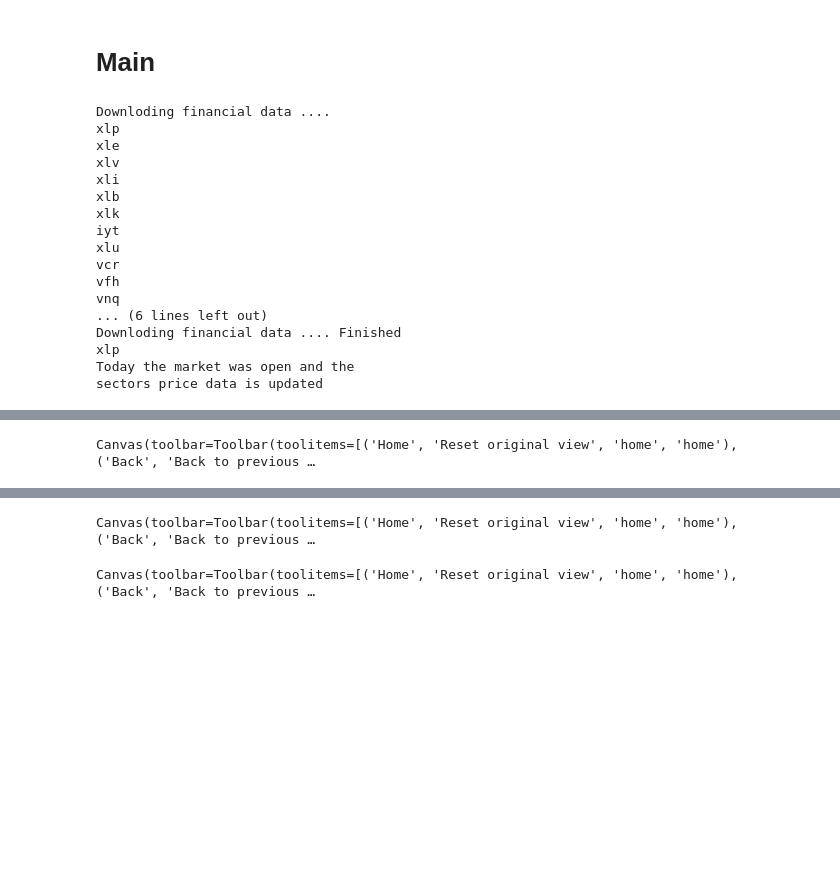
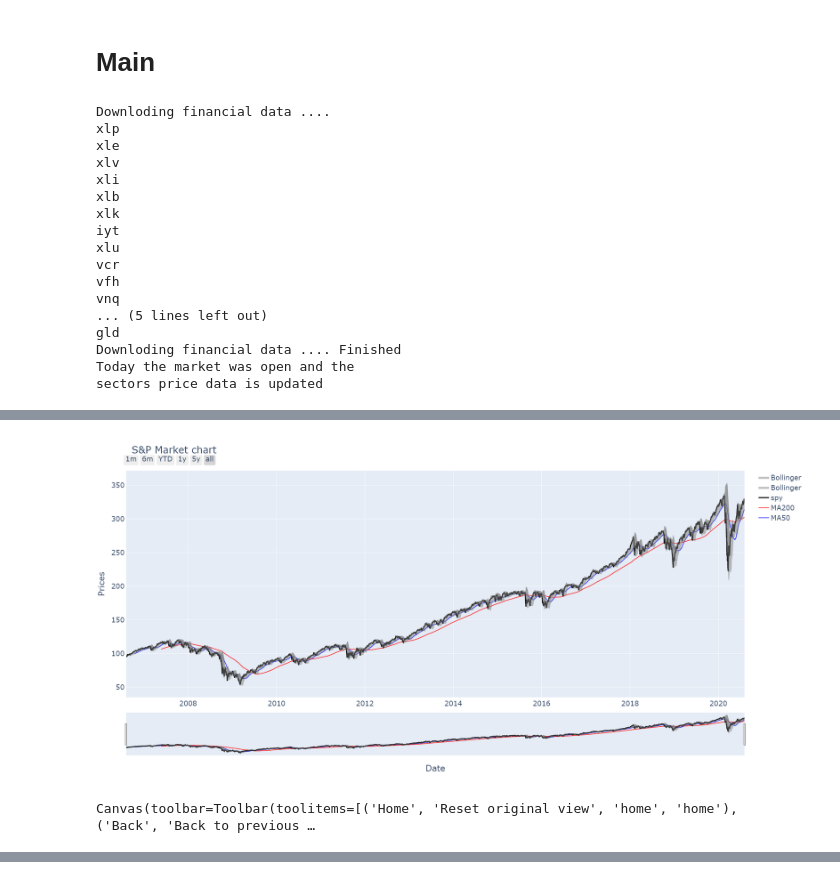
Before and after one commit to hilsdsg3/Econometric_data, a Jupyter notebook: Sectors_and_ECON.ipynb, the cells around one changed output, grey strips where cells are left out. Drawn from its saved outputs; the diff is of its cells as text; code cells hidden in the pictures; blank space fills up the shorter version.

Commit message:
added the coding of S&P market chart as plotly. Next - plotly static rendering

```diff
--- a/Sectors_and_ECON.ipynb
+++ b/Sectors_and_ECON.ipynb
@@ -44,8 +44,9 @@ df = df_sec
 df = df.loc[(df['Type'] == 'sector') | (df['Type'] == 'inx')]
 df = df['Ticker'].values.tolist()
 
-sector_price_data = get_prices(df, account, META_FILE_FOLDER_LOCATION,
-                                data_type, start_date, force_update = False)
+sector_price_data = get_prices(df, account = SECURITY_ARRAY[0],
+                               FOLDER_LOCATION = META_FILE_FOLDER_LOCATION,
+                               data_type = 'Adj Close', start_date = start_date, force_update = False)
 
 
 inx_price_data = sector_price_data[[INX]]
@@ -70,14 +71,76 @@ combined_12_mo_return = pd.concat([FRED_data_RF, FRED_data_inf,
                                   axis=1, sort=False)
 combined_12_mo_return = combined_12_mo_return.fillna(method='ffill')
 combined_12_mo_return = combined_12_mo_return.fillna(method='bfill')
+bollinger_bands_graph(inx_price_data,INX);
 
 #  Display
 display = display_relative_strength(Average_return,
                                     Market_indicator_signal,
                                     mkt_ind,
                                     securities_file_location)
-display2 = prepare_market_indicator(inx_price_data,INX);
-display3 = bollinger_bands_graph(inx_price_data,INX);
+
+# S&P CHART
+font = 1.0
+inx_price_data = inx_price_data.reset_index()
+Upper_bollinger = go.Scatter(x=inx_price_data['Date'],
+                        y=inx_price_data['Upper Band'],
+                                                     fill = "tonexty",
+                        line=go.scatter.Line(color='gray', width = font*.0001),
+                           opacity=0.8,
+                           name='Bollinger',
+                           text='Bollinger')
+
+Lower_bollinger = go.Scatter(x=inx_price_data['Date'],
+                        y=inx_price_data['Lower Band'],
+                             fill = "tonexty",
+                        line=go.scatter.Line(color='gray', width = font*.0001),
+                           opacity=0.8,
+                           name='Bollinger',
+                           text='Bollinger')
+
+
+price_data = go.Scatter(x=inx_price_data['Date'],
+                        y=inx_price_data['spy'],
+                        line=go.scatter.Line(color='black', width = font*3),
+                           opacity=0.8,
+                           name='spy',
+                           text='price')
+
+shrt_MA_data = go.Scatter(x=inx_price_data['Date'],
+                        y=inx_price_data['MA50_index'],
+                        line=go.scatter.Line(color='blue', width = font*2),
+                           opacity=0.8,
+                           name='MA50',
+                           text='MA50')
+
+long_MA_data = go.Scatter(x=inx_price_data['Date'],
+                        y=inx_price_data['MA200_index'],
+                        line=go.scatter.Line(color='red', width = font*2),
+                           opacity=0.8,
+                           name='MA200',
+                           text='MA200')
+
+
+
+layout = go.Layout(height=1000, width=1600, font=dict(size=20),
+                   title='S&P Market chart',
+                    yaxis=dict(title='Prices'),
+                   xaxis=dict(title='Date',
+                           rangeslider=dict(visible=True),
+                           rangeselector=dict(
+                           buttons=list([
+                        dict(count=1, label="1m", step="month", stepmode="backward"),
+                        dict(count=6, label="6m", step="month", stepmode="backward"),
+                        dict(count=1, label="YTD", step="year", stepmode="todate"),
+                        dict(count=1, label="1y", step="year", stepmode="backward"),
+                        dict(count=6, label="5y", step="year", stepmode="backward"),
+                        dict(step="all")
+                ]))))
+
+
+fig = go.Figure(data=[shrt_MA_data, long_MA_data, price_data, Upper_bollinger, Lower_bollinger], layout=layout)
+iplot(fig)
+
 display4 = econometric_graph(combined_12_mo_return);
 # %% [output]
 Downloding financial data ....
@@ -92,9 +155,9 @@ xlu
 vcr
 vfh
 vnq
-... (6 lines left out)
+... (5 lines left out)
+gld
 Downloding financial data .... Finished
-xlp
 Today the market was open and the
 sectors price data is updated
 A value is trying to be set on a copy of a slice from a DataFrame.
@@ -130 +200,2 @@ The S&P index is at a BUY condition : 9.2% above the 10mo SMA :
+[figure, added]
 Canvas(toolbar=Toolbar(toolitems=[('Home', 'Reset original view', 'home', 'home'), ('Back', 'Back to previous …
@@ -151,2 +201,0 @@ See the caveats in the documentation: https://pandas.pydata.org/pandas-docs/stab
-Canvas(toolbar=Toolbar(toolitems=[('Home', 'Reset original view', 'home', 'home'), ('Back', 'Back to previous …
-Canvas(toolbar=Toolbar(toolitems=[('Home', 'Reset original view', 'home', 'home'), ('Back', 'Back to previous …
```
Also changed, not shown: parts of 4 cells of this notebook, 2 other files.
